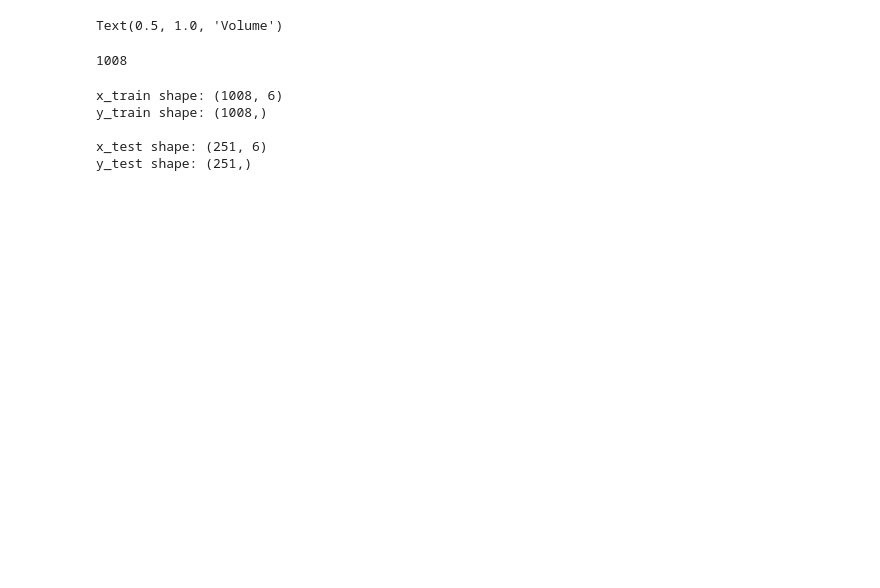
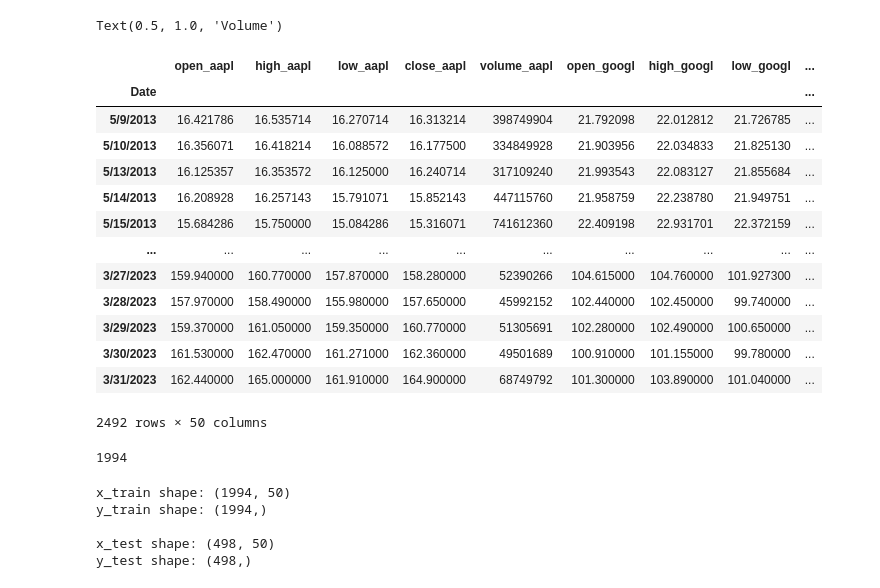
Before and after one commit to fmedrano2019/TraderJoes, a Jupyter notebook: WGAN-GP.ipynb, the cells around one changed output. Drawn from its saved outputs; the diff is of its cells as text; code cells hidden in the pictures; blank space fills up the shorter version.

```diff
--- a/WGAN-GP.ipynb
+++ b/WGAN-GP.ipynb
@@ -18,0 +16,4 @@ data.shape
+# %%
+# Load Data
+data = pd.read_csv('fulldata.csv', index_col = 'Date')
+data.shape
@@ -45,9 +46,27 @@ subplotAx[2,1].set_title("Volume")
 [interactive output not drawn]
 [interactive output not drawn]
 Text(0.5, 1.0, 'Volume')
+# %%
+#Data preview
+data
+# %% [output]
+|  | open_aapl | high_aapl | low_aapl | close_aapl | volume_aapl | open_googl | high_googl | low_googl | ... |
+| Date |  |  |  |  |  |  |  |  | ... |
+| 5/9/2013 | 16.421786 | 16.535714 | 16.270714 | 16.313214 | 398749904 | 21.792098 | 22.012812 | 21.726785 | ... |
+| 5/10/2013 | 16.356071 | 16.418214 | 16.088572 | 16.177500 | 334849928 | 21.903956 | 22.034833 | 21.825130 | ... |
+| 5/13/2013 | 16.125357 | 16.353572 | 16.125000 | 16.240714 | 317109240 | 21.993543 | 22.083127 | 21.855684 | ... |
+| 5/14/2013 | 16.208928 | 16.257143 | 15.791071 | 15.852143 | 447115760 | 21.958759 | 22.238780 | 21.949751 | ... |
+| 5/15/2013 | 15.684286 | 15.750000 | 15.084286 | 15.316071 | 741612360 | 22.409198 | 22.931701 | 22.372159 | ... |
+| ... | ... | ... | ... | ... | ... | ... | ... | ... | ... |
+| 3/27/2023 | 159.940000 | 160.770000 | 157.870000 | 158.280000 | 52390266 | 104.615000 | 104.760000 | 101.927300 | ... |
+| 3/28/2023 | 157.970000 | 158.490000 | 155.980000 | 157.650000 | 45992152 | 102.440000 | 102.450000 | 99.740000 | ... |
+| 3/29/2023 | 159.370000 | 161.050000 | 159.350000 | 160.770000 | 51305691 | 102.280000 | 102.490000 | 100.650000 | ... |
+| 3/30/2023 | 161.530000 | 162.470000 | 161.271000 | 162.360000 | 49501689 | 100.910000 | 101.155000 | 99.780000 | ... |
+| 3/31/2023 | 162.440000 | 165.000000 | 161.910000 | 164.900000 | 68749792 | 101.300000 | 103.890000 | 101.040000 | ... |
+2492 rows × 50 columns
 # %%
 # Append close to dataframe
-data['y'] = data['Close']
+data['y'] = data['close_aapl']
 
 # Convert data to numpy array
 dataset = data.values
@@ -56,5 +75,5 @@ dataset = data.values
 training_data_len = math.ceil(len(dataset) * 0.8)
 training_data_len
 # %% [output]
-1008
+1994
 # %%
@@ -65,17 +83,17 @@ scaled_data = dataset
 # %%
 # Create scaled training dataset
-train_data = scaled_data[0:training_data_len,:]
+train_data = dataset[0:training_data_len,:]
 
 # Split to x_train and y_train
-x_train = train_data[:,:6]
-y_train = train_data[:,6]
+x_train = train_data[:,:50]
+y_train = train_data[:,50]
 
 # Create scaled test dataset
-test_data = scaled_data[training_data_len:,:]
+test_data = dataset[training_data_len:,:]
 
 # Split to x_test and y_test
-x_test = test_data[:,:6]
-y_test = test_data[:,6]
+x_test = test_data[:,:50]
+y_test = test_data[:,50]
 
 # Show shapes of sets
 print('x_train shape: ' + str(x_train.shape))
@@ -84,11 +102,11 @@ print()
 print('x_test shape: ' + str(x_test.shape))
 print('y_test shape: ' + str(y_test.shape))
 # %% [output]
-x_train shape: (1008, 6)
-y_train shape: (1008,)
+x_train shape: (1994, 50)
+y_train shape: (1994,)
 
-x_test shape: (251, 6)
-y_test shape: (251,)
+x_test shape: (498, 50)
+y_test shape: (498,)
 # %%
 # Convert training and testing sets to numpy arrays
 x_train = np.array(x_train)
```
Also changed, not shown: parts of 17 cells of this notebook.
